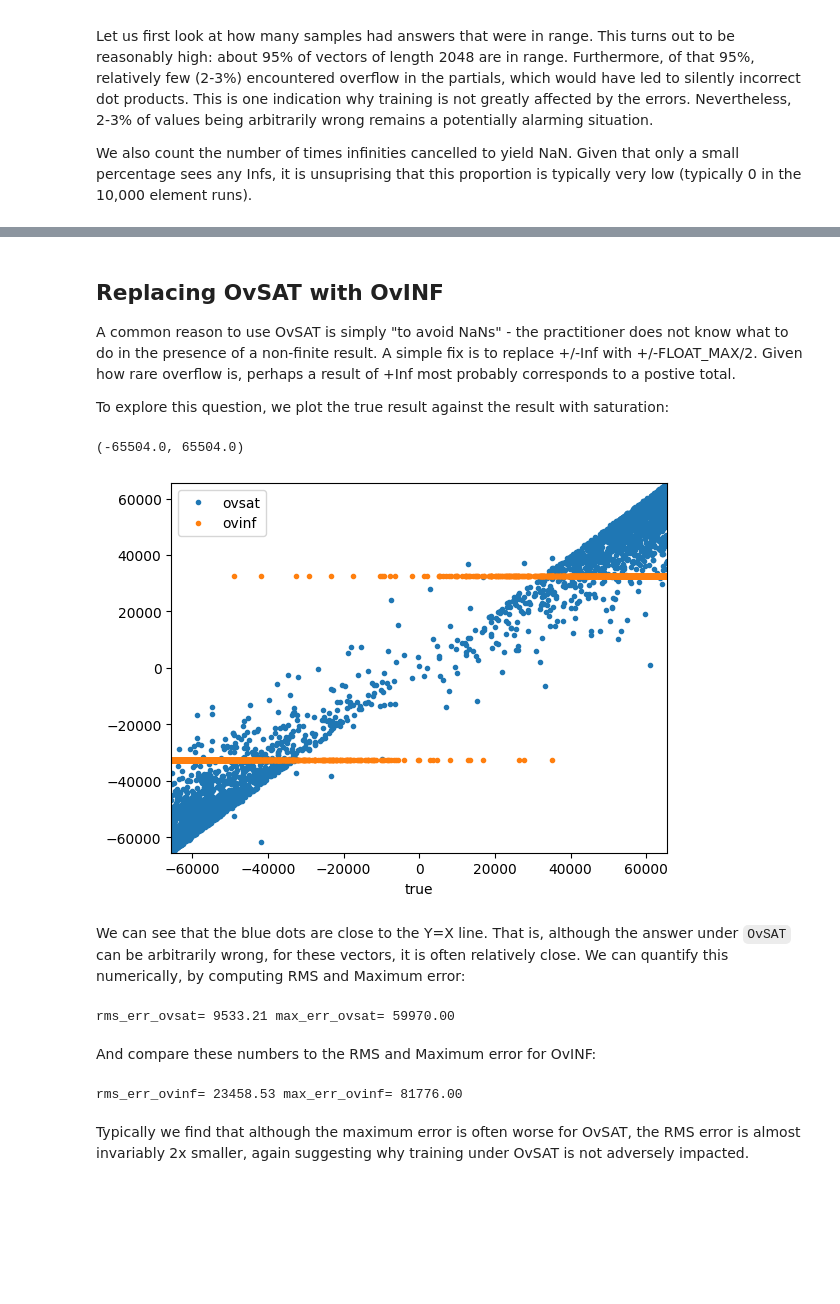
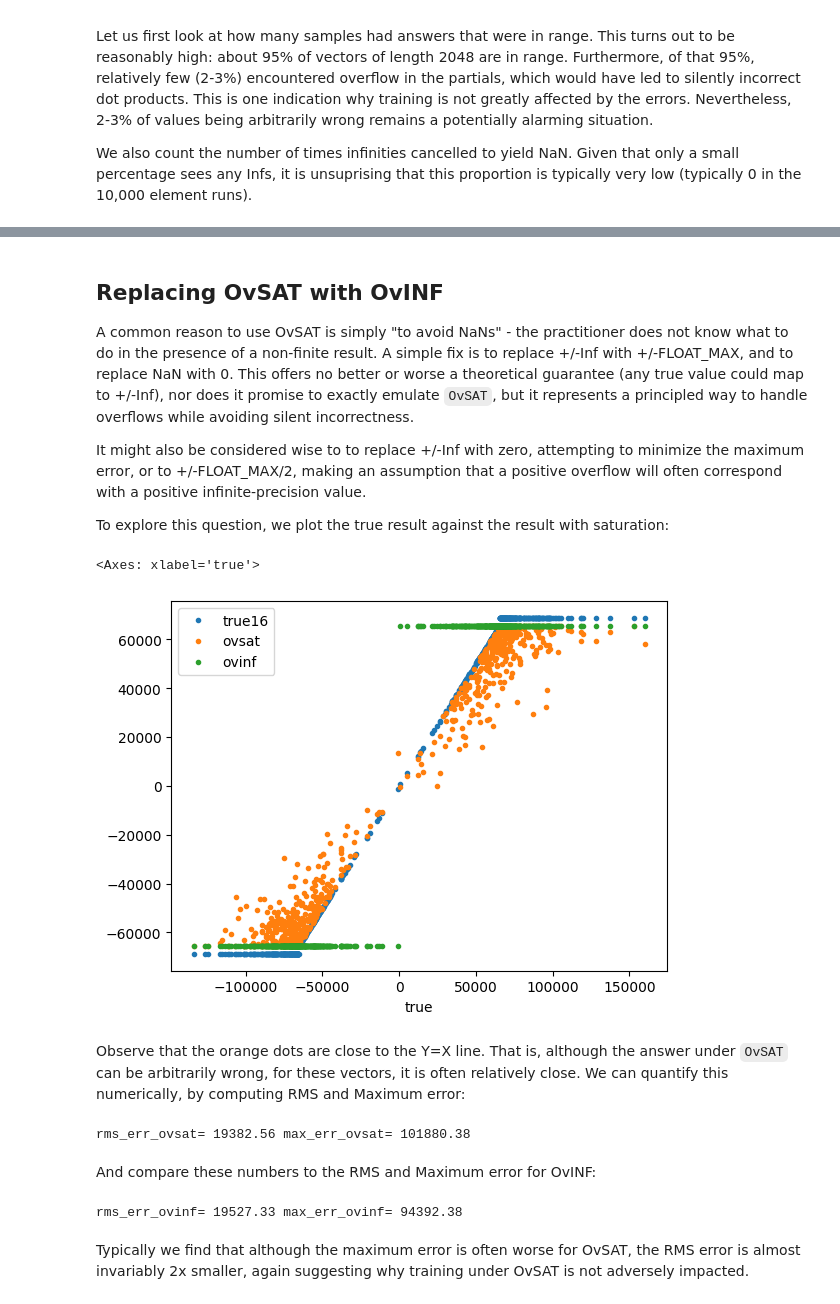
Before and after one commit to awf/notes, a Jupyter notebook: fp8/saturation.ipynb, the cells around one changed output, grey strips where cells are left out. Drawn from its saved outputs; the diff is of its cells as text; code cells hidden in the pictures; blank space fills up the shorter version.

```diff
--- a/fp8/saturation.ipynb
+++ b/fp8/saturation.ipynb
@@ -214,9 +212,10 @@ with tqdm(range(n_samples)) as t:
   v1 = np.abs(v1)
   v2 = mkrand(N, scale).astype(f8_t)
 
-  dot_true = convert(np.dot(v1.astype(float), v2.astype(float)))
-  dot_ovsat = dot_f8(v1, v2, saturate=True)
-  dot_ovinf = dot_f8(v1, v2, saturate=False)
+  dot_true = np.dot(v1.astype(float), v2.astype(float))
+  dot_true16 = convert(dot_true, saturate=OvINF)
+  dot_ovsat = dot_f8(v1, v2, saturate=OvSAT)
+  dot_ovinf = dot_f8(v1, v2, saturate=OvINF)
 
   if np.isfinite(dot_ovsat) and np.isfinite(dot_ovinf):
     assert dot_ovinf == dot_ovsat
@@ -226,10 +225,10 @@ with tqdm(range(n_samples)) as t:
     t.set_postfix(n_inf=n_inf)
     pass
 
-  errs.append((dot_true, dot_ovsat, dot_ovinf))
+  errs.append((dot_true, dot_true16, dot_ovsat, dot_ovinf))
 
-df = pandas.DataFrame(errs, columns=('true', 'ovsat', 'ovinf'))
+df = pandas.DataFrame(errs, columns=('true', 'true16', 'ovsat', 'ovinf'))
 
-print(f'in-range results: {np.isfinite(df["true"]).sum()/n_samples * 100:.1f}%')
+print(f'in-range results: {np.isfinite(df["true16"]).sum()/n_samples * 100:.1f}%')
 print(f'in-range results, partials overflowed: {n_inf/n_samples * 100:.1f}%')
 # %% [output]
@@ -259,25 +258,27 @@ NaNs under ovinf: 0
 # %% [markdown]
 ## Replacing OvSAT with OvINF
 
-A common reason to use OvSAT is simply "to avoid NaNs" - the practitioner does not know what to do in the presence of a non-finite result.  A simple fix is to replace +/-Inf with +/-FLOAT_MAX/2.
-Given how rare overflow is, perhaps a result of +Inf most probably corresponds to a postive total.
+A common reason to use OvSAT is simply "to avoid NaNs" - the practitioner does not know what to do in the presence of a non-finite result.  A simple fix is to replace +/-Inf with +/-FLOAT_MAX, and to replace NaN with 0. This offers no better or worse a theoretical guarantee (any true value could map to +/-Inf), nor does it promise to exactly emulate `OvSAT`, but it represents a principled way to handle overflows while avoiding silent incorrectness.
+
+It might also be considered wise to to replace +/-Inf with zero, attempting to minimize the maximum error,
+or to +/-FLOAT_MAX/2, making an assumption that a positive overflow will often correspond with a positive infinite-precision value.
 
 To explore this question, we plot the true result against the result with saturation:
 # %%
 
-ovinf_best_fit = df[true_is_finite * partials_overflowed].copy()
+ovinf_best_fit = df[partials_overflowed].copy()
 ovinf_best_fit[np.isnan(ovinf_best_fit['ovinf'])] = 0
-ovinf_best_fit['ovinf'] = np.sign(ovinf_best_fit['ovinf']) * partials_max/2
-
+ovinf_best_fit['ovinf'] = np.sign(ovinf_best_fit['ovinf']) * partials_max
+ovinf_best_fit['true16'] = np.clip(ovinf_best_fit['true16'], *(1.05*partials_max*np.array([-1, 1])))
 
 ovinf_best_fit.plot(x='true', style='.')
-plt.xlim([-partials_max, partials_max])
-plt.ylim([-partials_max, partials_max])
+# plt.xlim([-partials_max, partials_max])
+# plt.ylim([-partials_max, partials_max])
 # %% [output]
-(-65504.0, 65504.0)
+<Axes: xlabel='true'>
-[figure, old version]
+[figure, new version]
 # %% [markdown]
-We can see that the blue dots are close to the Y=X line.
+Observe that the orange dots are close to the Y=X line.
 That is, although the answer under `OvSAT` can be arbitrarily wrong, for these vectors, it is often relatively close.
 We can quantify this numerically, by computing RMS and Maximum error:
 # %%
@@ -286,7 +287,7 @@ rms_err_ovsat = rms(ovinf_best_fit['ovsat'] - ovinf_best_fit['true'])
 max_err_ovsat = np.abs(ovinf_best_fit['ovsat'] - ovinf_best_fit['true']).max()
 print(f'{rms_err_ovsat= :.2f} {max_err_ovsat= :.2f}')
 # %% [output]
-rms_err_ovsat= 9533.21 max_err_ovsat= 59970.00
+rms_err_ovsat= 19382.56 max_err_ovsat= 101880.38
 # %% [markdown]
 And compare these numbers to the RMS and Maximum error for OvINF:
 # %%
@@ -294,7 +295,7 @@ rms_err_ovinf = rms(ovinf_best_fit['ovinf'] - ovinf_best_fit['true'])
 max_err_ovinf = np.abs(ovinf_best_fit['ovinf'] - ovinf_best_fit['true']).max()
 print(f'{rms_err_ovinf= :.2f} {max_err_ovinf= :.2f}')
 # %% [output]
-rms_err_ovinf= 23458.53 max_err_ovinf= 81776.00
+rms_err_ovinf= 19527.33 max_err_ovinf= 94392.38
 # %% [markdown]
 Typically we find that although the maximum error is often worse for OvSAT, the RMS error is almost invariably 2x smaller, again suggesting why training under OvSAT is not adversely impacted.
 # %% [markdown]
```
Also changed, not shown: parts of 4 cells of this notebook.
